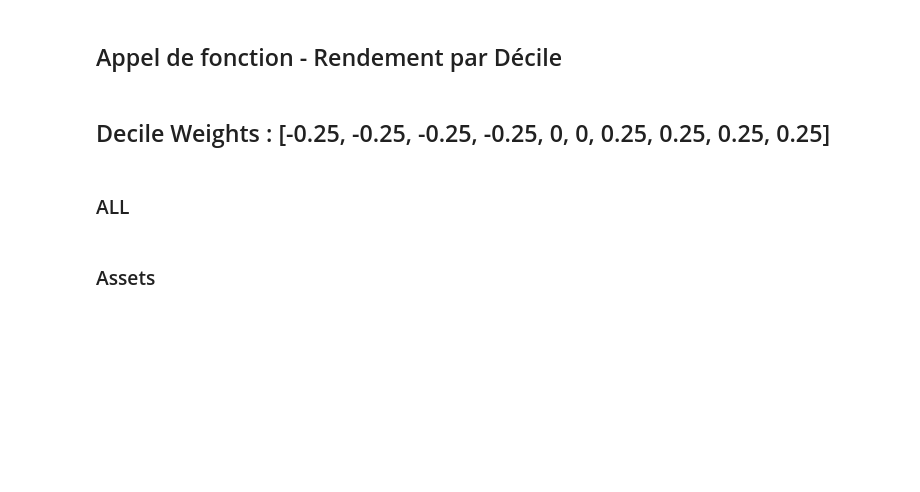
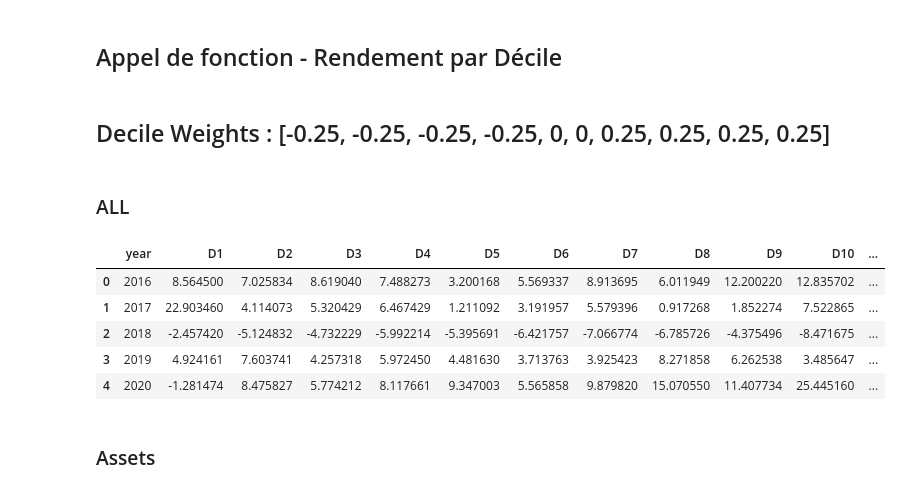
Before and after one commit to DominicPrenovost/AutoML-Practice, a Jupyter notebook: Target Net Income.ipynb, the cells around one changed output. Saved outputs shown, nothing was run; the diff lists cells and outputs as text; code cells hidden in the pictures; blank space fills up the shorter version.

```diff
--- a/Target Net Income.ipynb
+++ b/Target Net Income.ipynb
@@ -388,15 +388,15 @@ def pipeline_rolling_windows(data, date_col, target_col, train_years, val_years,
 # %% [markdown]
 ### 10Y ALL
 # %%
-#predictions_df_all = pipeline_rolling_windows(
-    #data=DF_10Y_all,
-    #date_col="date",
-    #target_col="binary_target_net_income",
-    #train_years=5,
-    #val_years=1,
-    #test_years=1,
-    #label="all",
-    #buffer_months=1
-#)
+predictions_df_all = pipeline_rolling_windows(
+    data=DF_12Y_all,
+    date_col="date",
+    target_col="binary_target_net_income",
+    train_years=5,
+    val_years=1,
+    test_years=1,
+    label="all",
+    buffer_months=1
+)
 
-#predictions_df_all.to_csv("df10Y_NetInc_Pred_all.csv", index=False)
+predictions_df_all.to_csv("df10Y_NetInc_Pred_all.csv", index=False)
@@ -857,17 +891,24 @@ def compute_decile_returns(
 # %% [markdown]
 ### ALL
 # %%
-#df_deciles_all = compute_decile_returns(
-    #predictions_df=predictions_df_all,
-    #df_canada=df_canada,
-    #proba_col='prob_up',
-    #return_col='return_1q',
-    #aggregator='mean',
-    #decile_weights=[-0.25, -0.25, -0.25, -0.25, 0, 0, 0.25, 0.25, 0.25, 0.25],
-    #csv_path='DF10Y_NetInc_decile_returns_all.csv'
-#)
+df_deciles_all = compute_decile_returns(
+    predictions_df=predictions_df_all,
+    df_canada=df_canada,
+    proba_col='prob_up',
+    return_col='return_1q',
+    aggregator='mean',
+    decile_weights=[-0.25, -0.25, -0.25, -0.25, 0, 0, 0.25, 0.25, 0.25, 0.25],
+    csv_path='DF15Y_NetInc_decile_returns_all.csv'
+)
 
-#df_deciles_all.head()
+df_deciles_all.head()
+# %% [output]
+|  | year | D1 | D2 | D3 | D4 | D5 | D6 | D7 | D8 | D9 | D10 | ... |
+| 0 | 2016 | 8.564500 | 7.025834 | 8.619040 | 7.488273 | 3.200168 | 5.569337 | 8.913695 | 6.011949 | 12.200220 | 12.835702 | ... |
+| 1 | 2017 | 22.903460 | 4.114073 | 5.320429 | 6.467429 | 1.211092 | 3.191957 | 5.579396 | 0.917268 | 1.852274 | 7.522865 | ... |
+| 2 | 2018 | -2.457420 | -5.124832 | -4.732229 | -5.992214 | -5.395691 | -6.421757 | -7.066774 | -6.785726 | -4.375496 | -8.471675 | ... |
+| 3 | 2019 | 4.924161 | 7.603741 | 4.257318 | 5.972450 | 4.481630 | 3.713763 | 3.925423 | 8.271858 | 6.262538 | 3.485647 | ... |
+| 4 | 2020 | -1.281474 | 8.475827 | 5.774212 | 8.117661 | 9.347003 | 5.565858 | 9.879820 | 15.070550 | 11.407734 | 25.445160 | ... |
 # %% [markdown]
 ### Assets
 # %%
```
Also changed, not shown: parts of 10 cells of this notebook.
